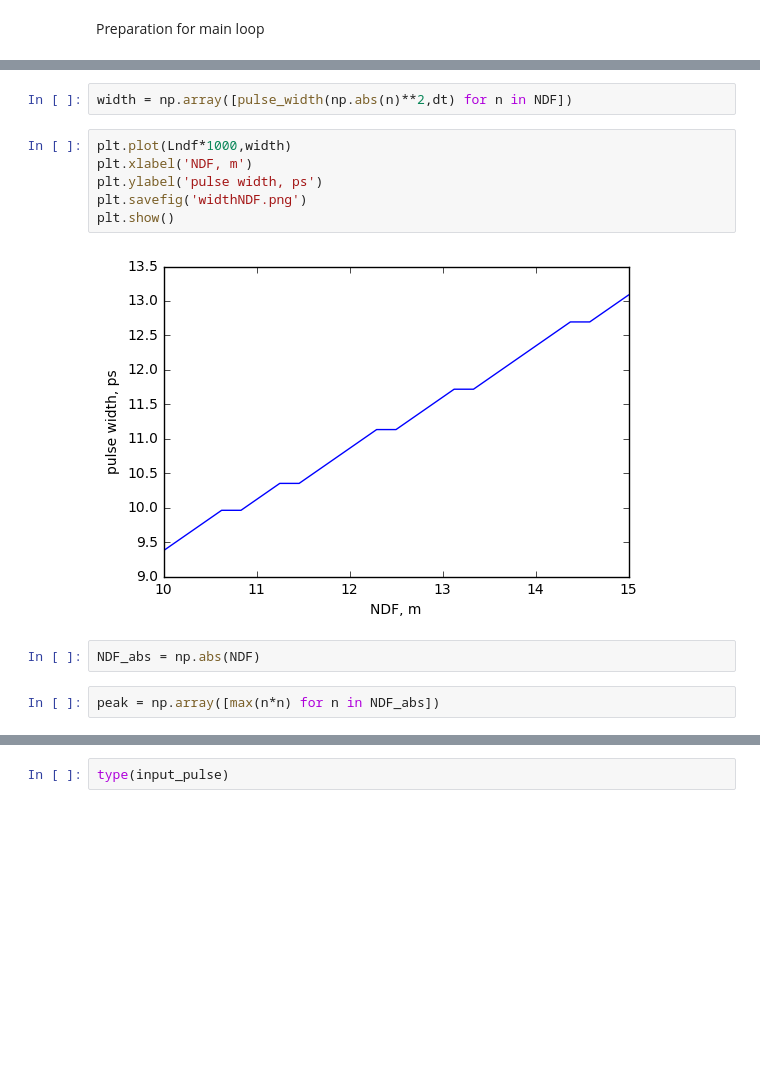
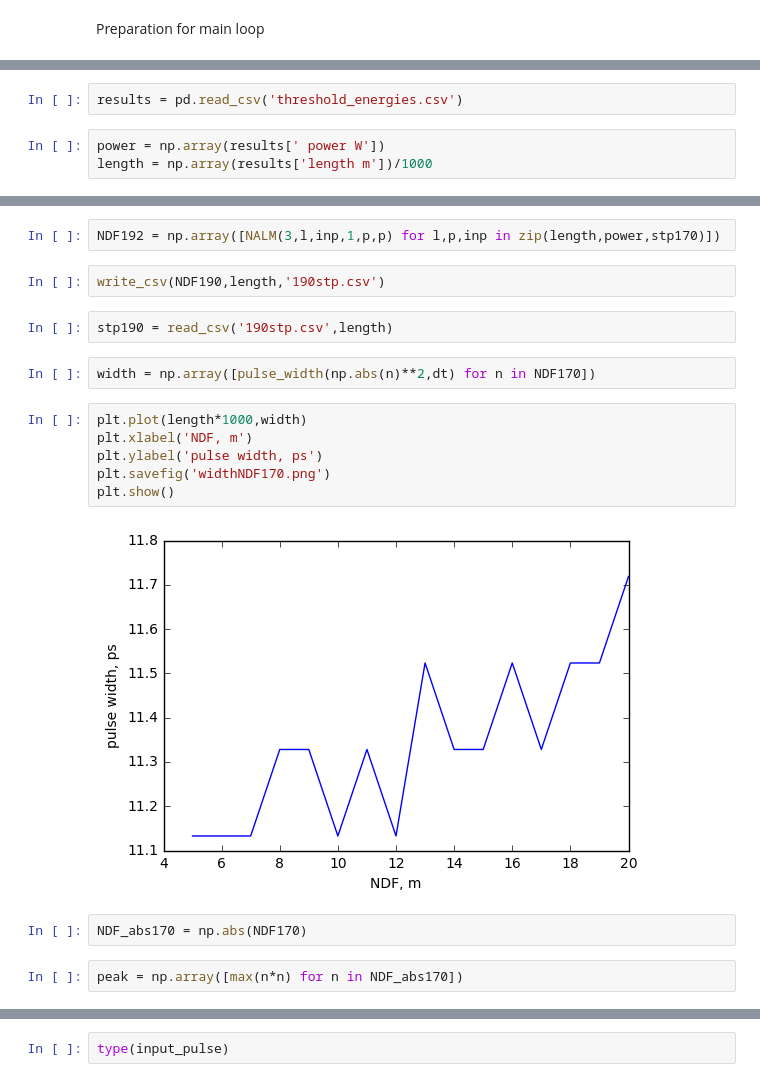
Before and after one commit to IlyaGukov/laserStuff, a Jupyter notebook: NALM/Actual_main.ipynb, the cells around one changed output, grey strips where cells are left out. Cells and saved outputs as stored; diff of their text form; blank space fills up the shorter version.

```diff
--- a/NALM/Actual_main.ipynb
+++ b/NALM/Actual_main.ipynb
@@ -172,2 +158,7 @@ array([ -2.84401346e-05 +8.08375769e-06j,
+# %%
+results = pd.read_csv('threshold_energies.csv')
+# %%
+power = np.array(results[' power W'])
+length = np.array(results['length m'])/1000
 # %%
 #Lndf = np.linspace(10e-3,15e-3,25)
@@ -186,15 +211,21 @@ plt.show()
+# %%
+NDF192 = np.array([NALM(3,l,inp,1,p,p) for l,p,inp in zip(length,power,stp170)])
+# %%
+write_csv(NDF190,length,'190stp.csv')
+# %%
+stp190 = read_csv('190stp.csv',length)
 # %%
-width = np.array([pulse_width(np.abs(n)**2,dt) for n in NDF])
+width = np.array([pulse_width(np.abs(n)**2,dt) for n in NDF170])
 # %%
-plt.plot(Lndf*1000,width)
+plt.plot(length*1000,width)
 plt.xlabel('NDF, m')
 plt.ylabel('pulse width, ps')
-plt.savefig('widthNDF.png')
+plt.savefig('widthNDF170.png')
 plt.show()
 # %% [output]
-[figure, old version]
+[figure, new version]
 # %%
-NDF_abs = np.abs(NDF)
+NDF_abs170 = np.abs(NDF170)
 # %%
-peak = np.array([max(n*n) for n in NDF_abs])
+peak = np.array([max(n*n) for n in NDF_abs170])
 # %%
```
Also changed, not shown: parts of 15 cells of this notebook, 15 other files.
